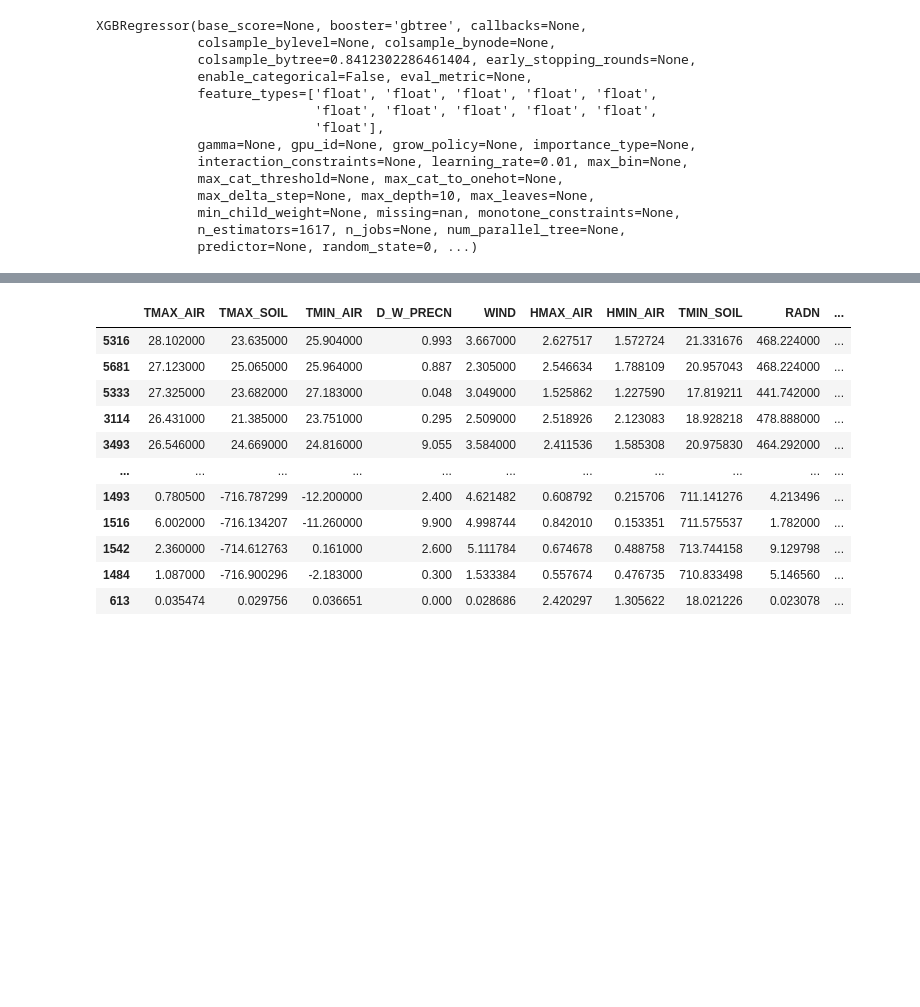
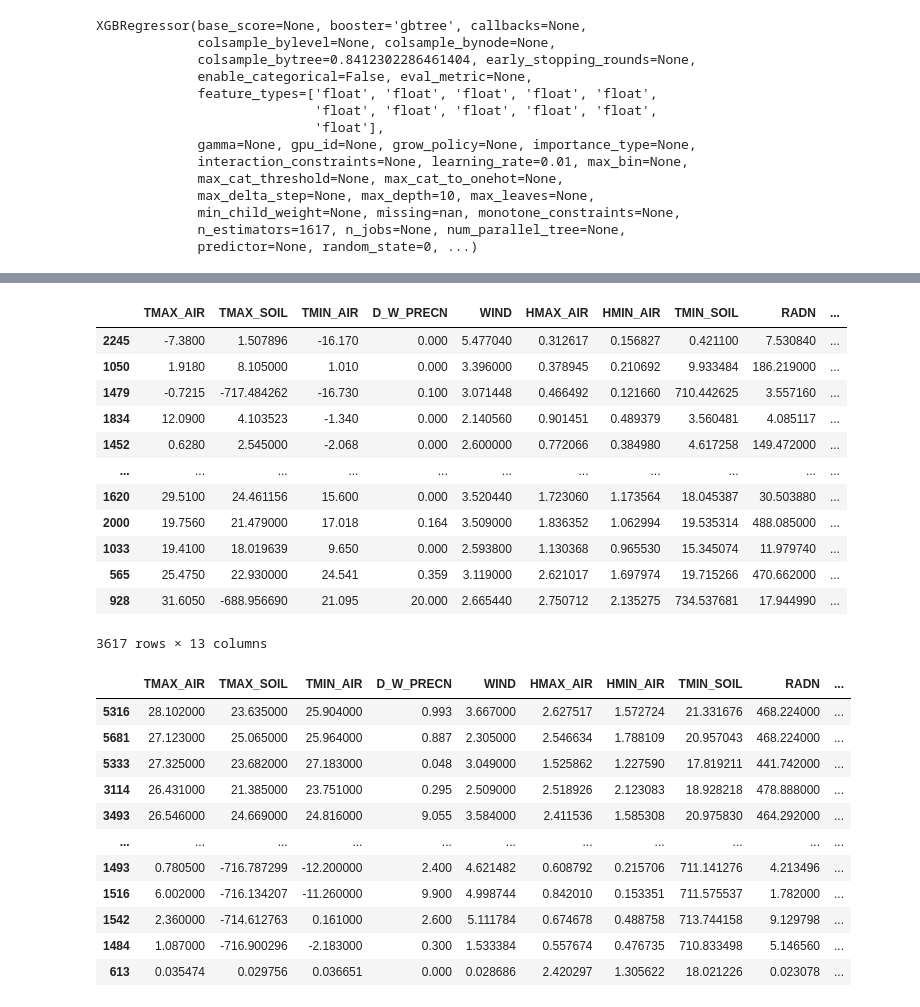
Before and after one commit to DinisDimitris/Net-ecosystem-exchange-Quantification, a Jupyter notebook: XgRegression.ipynb, the cells around one changed output, grey strips where cells are left out. Drawn from its saved outputs; the diff is of its cells as text; code cells hidden in the pictures; blank space fills up the shorter version.

```diff
--- a/XgRegression.ipynb
+++ b/XgRegression.ipynb
@@ -334,3 +356,19 @@ pred.shape
+# %%
+X_test.sort_values(by=['PRED'], ascending=False)
+# %% [output]
+|  | TMAX_AIR | TMAX_SOIL | TMIN_AIR | D_W_PRECN | WIND | HMAX_AIR | HMIN_AIR | TMIN_SOIL | RADN | ... |
+| 2245 | -7.3800 | 1.507896 | -16.170 | 0.000 | 5.477040 | 0.312617 | 0.156827 | 0.421100 | 7.530840 | ... |
+| 1050 | 1.9180 | 8.105000 | 1.010 | 0.000 | 3.396000 | 0.378945 | 0.210692 | 9.933484 | 186.219000 | ... |
+| 1479 | -0.7215 | -717.484262 | -16.730 | 0.100 | 3.071448 | 0.466492 | 0.121660 | 710.442625 | 3.557160 | ... |
+| 1834 | 12.0900 | 4.103523 | -1.340 | 0.000 | 2.140560 | 0.901451 | 0.489379 | 3.560481 | 4.085117 | ... |
+| 1452 | 0.6280 | 2.545000 | -2.068 | 0.000 | 2.600000 | 0.772066 | 0.384980 | 4.617258 | 149.472000 | ... |
+| ... | ... | ... | ... | ... | ... | ... | ... | ... | ... | ... |
+| 1620 | 29.5100 | 24.461156 | 15.600 | 0.000 | 3.520440 | 1.723060 | 1.173564 | 18.045387 | 30.503880 | ... |
+| 2000 | 19.7560 | 21.479000 | 17.018 | 0.164 | 3.509000 | 1.836352 | 1.062994 | 19.535314 | 488.085000 | ... |
+| 1033 | 19.4100 | 18.019639 | 9.650 | 0.000 | 2.593800 | 1.130368 | 0.965530 | 15.345074 | 11.979740 | ... |
+| 565 | 25.4750 | 22.930000 | 24.541 | 0.359 | 3.119000 | 2.621017 | 1.697974 | 19.715266 | 470.662000 | ... |
+| 928 | 31.6050 | -688.956690 | 21.095 | 20.000 | 2.665440 | 2.750712 | 2.135275 | 734.537681 | 17.944990 | ... |
+3617 rows × 13 columns
 # %%
 X_test['pred'] = pred
 # %%
```
Also changed, not shown: parts of 7 cells of this notebook.
